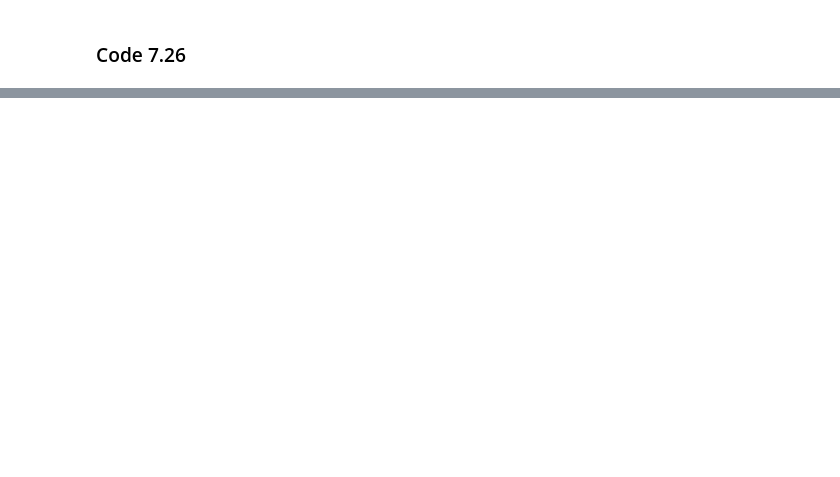
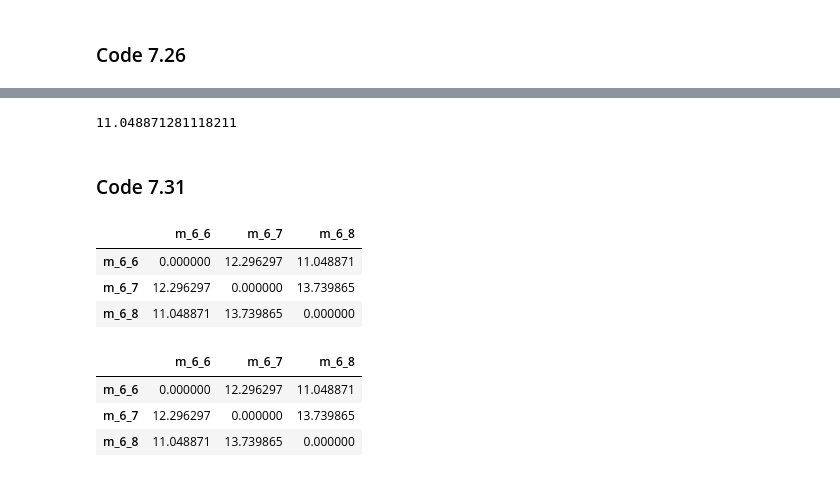
Before and after one commit to somnath1077/statistical_rethinking, a Jupyter notebook: code/ch07/nb05_WAIC_simulations.ipynb, the cells around one changed output, grey strips where cells are left out. Drawn from its saved outputs; the diff is of its cells as text; code cells hidden in the pictures; blank space fills up the shorter version.

```diff
--- a/code/ch07/nb05_WAIC_simulations.ipynb
+++ b/code/ch07/nb05_WAIC_simulations.ipynb
@@ -166,0 +179,9 @@ compare_dict
+# %%
+waic_6_7 = az.waic(trace_6_7, pointwise=True, scale='deviance')
+waic_6_8 = az.waic(trace_6_8, pointwise=True, scale='deviance')
+
+diff = waic_6_7.waic_i - waic_6_8.waic_i
+n = len(diff)
+
+dse = np.sqrt(n * np.var(diff)).values
+dse
@@ -166,0 +223,39 @@ compare_dict
+# %%
+waic_6_6 = az.waic(trace_6_6, pointwise=True, scale='deviance')
+
+diff_m6_6_m6_8 = (waic_6_6.waic_i - waic_6_8.waic_i).values
+
+n = len(diff_m6_6_m6_8)
+np.sqrt(n * np.var(diff_m6_6_m6_8))
+# %% [output]
+11.048871281118211
+# %% [markdown]
+### Code 7.31
+# %%
+waic_6_6 = az.waic(trace_6_6, pointwise=True, scale='deviance')
+waic_6_7 = az.waic(trace_6_7, pointwise=True, scale='deviance')
+waic_6_8 = az.waic(trace_6_8, pointwise=True, scale='deviance')
+
+waic_list = [waic_6_6, waic_6_7, waic_6_8]
+dse_matrix = np.zeros((3, 3))
+
+start = 0
+
+while start < len(waic_list):
+    for w in range(start, len(waic_list)):
+        d = (waic_list[start].waic_i - waic_list[w].waic_i).values
+        n = len(d)
+        dse_matrix[start, w] = np.sqrt(n * np.var(d))
+    start += 1
+
+i_lower = np.tril_indices(3, -1)
+dse_matrix[i_lower] = dse_matrix.T[i_lower]
+
+dse_df = pd.DataFrame(dse_matrix, columns=['m_6_6', 'm_6_7', 'm_6_8'], index=['m_6_6', 'm_6_7', 'm_6_8'])
+# %%
+dse_df
+# %% [output]
+|  | m_6_6 | m_6_7 | m_6_8 |
+| m_6_6 | 0.000000 | 12.296297 | 11.048871 |
+| m_6_7 | 12.296297 | 0.000000 | 13.739865 |
+| m_6_8 | 11.048871 | 13.739865 | 0.000000 |
@@ -166,0 +289,7 @@ compare_dict
+# %%
+dse_compare(trace_dict)
+# %% [output]
+|  | m_6_6 | m_6_7 | m_6_8 |
+| m_6_6 | 0.000000 | 12.296297 | 11.048871 |
+| m_6_7 | 12.296297 | 0.000000 | 13.739865 |
+| m_6_8 | 11.048871 | 13.739865 | 0.000000 |
```
Also changed, not shown: parts of 15 cells of this notebook.
